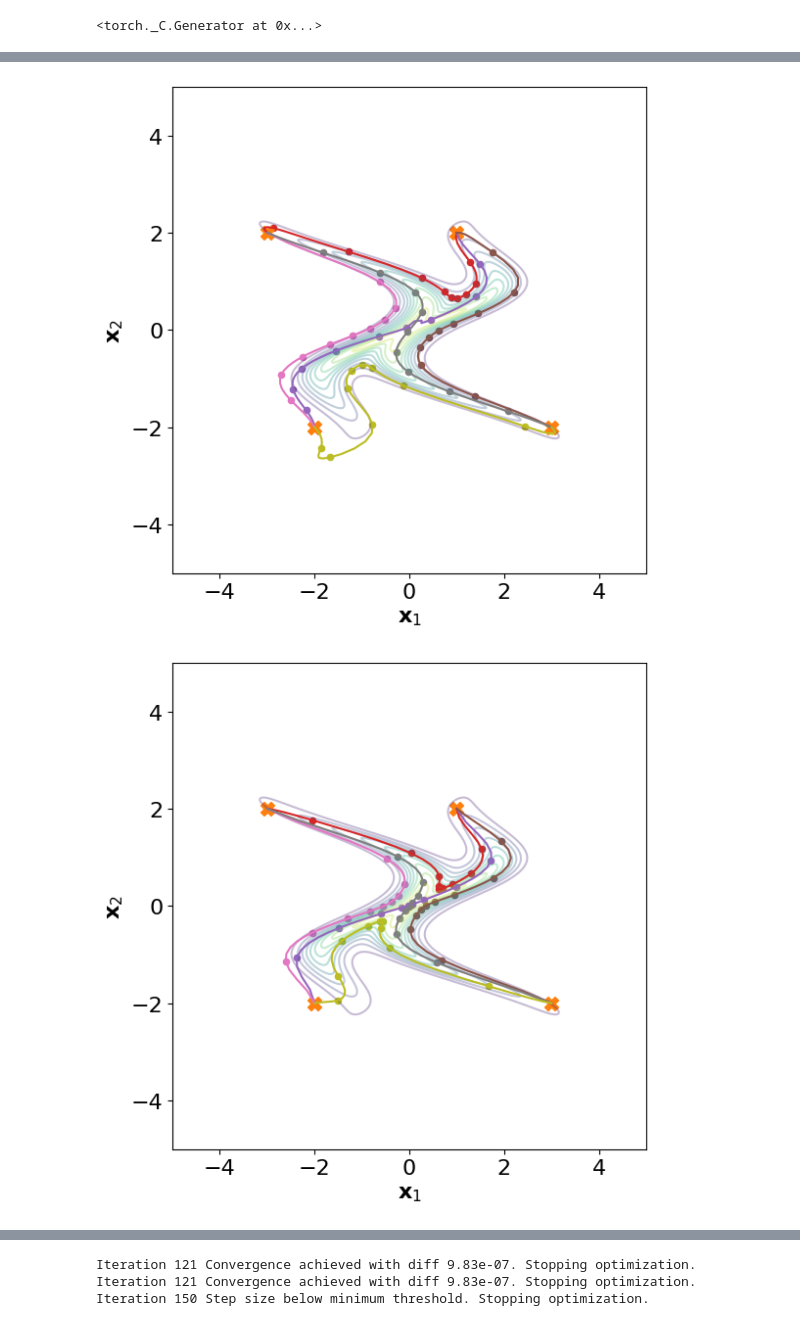
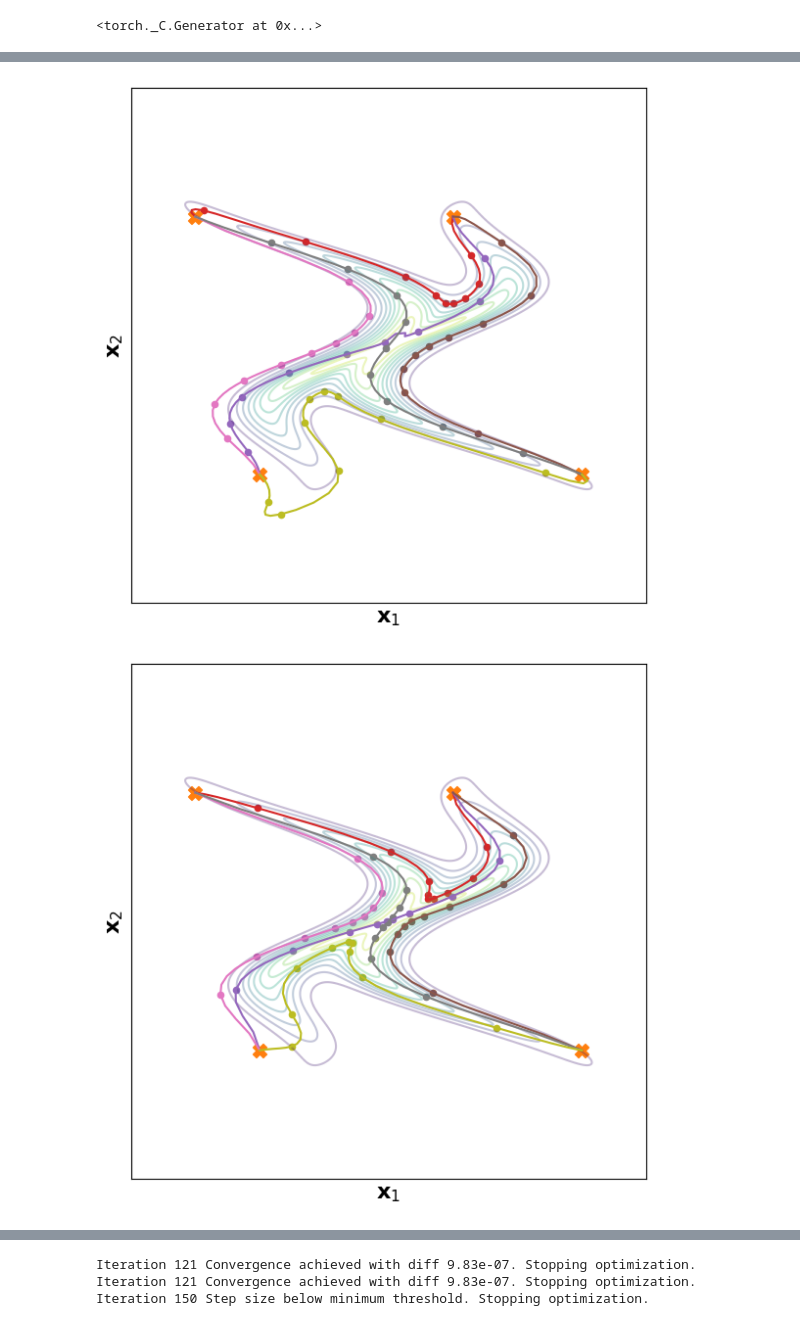
Before and after one commit to wdiepeveen/Riemannian-Archetypal-Analysis, a Jupyter notebook: river_cross_starflow.ipynb, the cells around one changed output, grey strips where cells are left out. Saved outputs shown, nothing was run; the diff lists cells and outputs as text; code cells hidden in the pictures.

```diff
--- a/river_cross_starflow.ipynb
+++ b/river_cross_starflow.ipynb
@@ -90,8 +92,10 @@ plt.scatter(archetypes[:, 0].numpy(), archetypes[:, 1].numpy(), color=plt.cm.tab
 
 plt.xlabel(r'$\mathbf{x}_1$')
 plt.ylabel(r'$\mathbf{x}_2$')
-plt.xlim(-5,5)
-plt.ylim(-5,5)
+plt.xlim(-4, 4)
+plt.ylim(-4, 4)
+plt.xticks([])
+plt.yticks([])
 plt.tight_layout()
 plt.savefig(os.path.join(results_folder, "geodesics_phi_chi.png"))
 plt.show()
@@ -113,8 +117,10 @@ for i in range(4):
 plt.scatter(archetypes[:, 0].numpy(), archetypes[:, 1].numpy(), color=plt.cm.tab10(1), marker='X', s=100)
 plt.xlabel(r'$\mathbf{x}_1$')
 plt.ylabel(r'$\mathbf{x}_2$')
-plt.xlim(-5,5)
-plt.ylim(-5,5)
+plt.xlim(-4, 4)
+plt.ylim(-4, 4)
+plt.xticks([])
+plt.yticks([])
 plt.tight_layout()
 plt.savefig(os.path.join(results_folder, "geodesics_Omega.png"))
 plt.show()
@@ -135,36 +141,40 @@ for i in range(4):
         k += 1
 
 plt.scatter(archetypes[:, 0].numpy(), archetypes[:, 1].numpy(), color=plt.cm.tab10(1), marker='X', s=100)
 plt.xlabel(r'$\mathbf{x}_1$')
 plt.ylabel(r'$\mathbf{x}_2$')
-plt.xlim(-5,5)
-plt.ylim(-5,5)
+plt.xlim(-4, 4)
+plt.ylim(-4, 4)
+plt.xticks([])
+plt.yticks([])
 plt.tight_layout()
 plt.savefig(os.path.join(results_folder, "geodesics_phi_chi_iso.png"))
 plt.show()
 
 plt.figure(figsize=(6,6))
 plt.contour(X.numpy(), Y.numpy(), log_probs_multi.numpy(), levels=10, cmap='viridis', alpha=0.3)
 
 k=3
 for i in range(4):
     for j in range(i+1, 4):
         mu_i = archetypes[i]
         mu_j = archetypes[j]
         # interpolate between cluster centers
         Omega_geodesics = iso_Omega_manifold.geodesic(mu_i[None,None], mu_j[None,None], t)[0,0,0]
         plt.plot(Omega_geodesics[:, 0].numpy(), Omega_geodesics[:, 1].numpy(), color=plt.cm.tab10(k))
         plt.scatter(Omega_geodesics[::T, 0].numpy(), Omega_geodesics[::T, 1].numpy(), color=plt.cm.tab10(k), marker='o', s=20)
         k += 1
 
 plt.scatter(archetypes[:, 0].numpy(), archetypes[:, 1].numpy(), color=plt.cm.tab10(1), marker='X', s=100)
 plt.xlabel(r'$\mathbf{x}_1$')
 plt.ylabel(r'$\mathbf{x}_2$')
-plt.xlim(-5,5)
-plt.ylim(-5,5)
+plt.xlim(-4, 4)
+plt.ylim(-4, 4)
+plt.xticks([])
+plt.yticks([])
 plt.tight_layout()
 plt.savefig(os.path.join(results_folder, "geodesics_Omega_iso.png"))
 plt.show()
 # %% [output]
-[figure, old version]
+[figure, new version]
-[figure, old version]
+[figure, new version]
```
Also changed, not shown: parts of 3 cells of this notebook, 6 other files.
